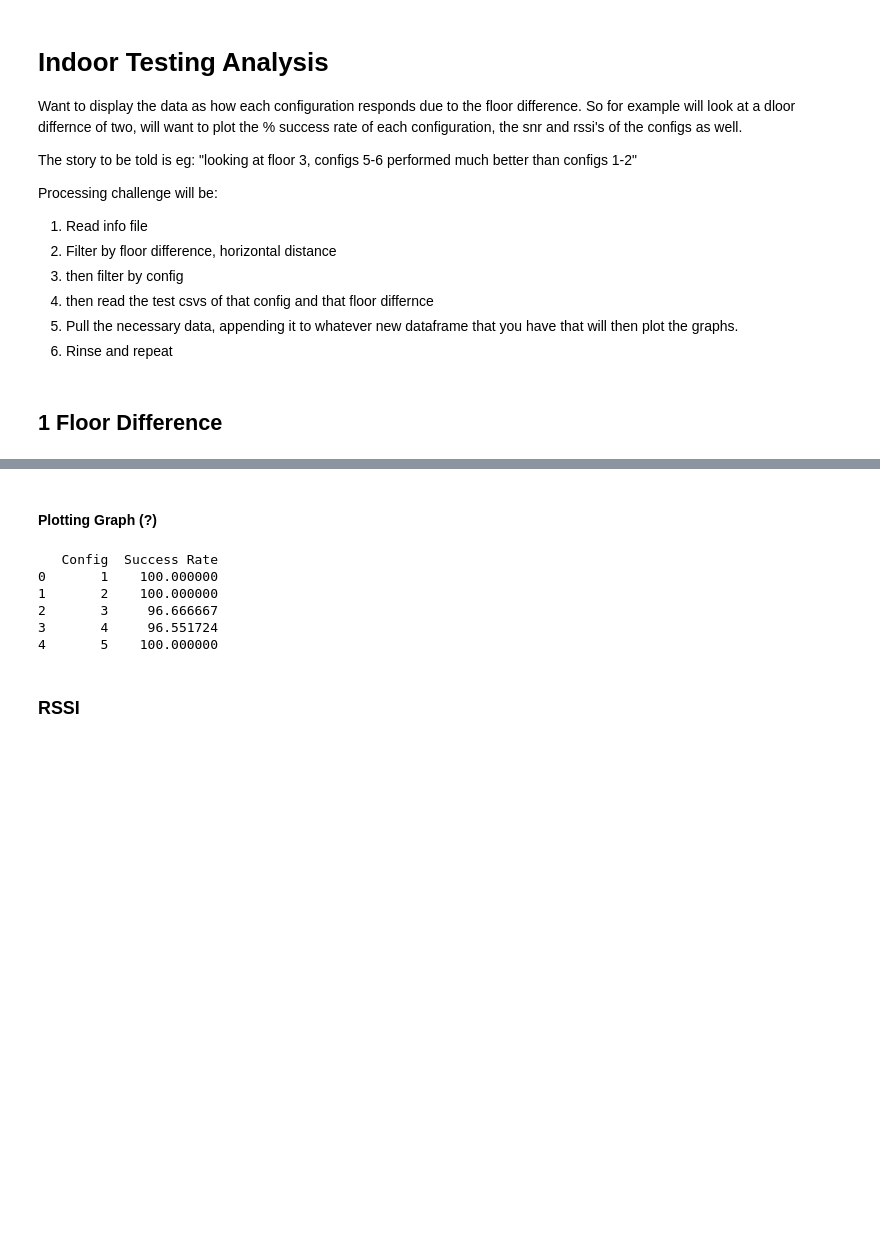
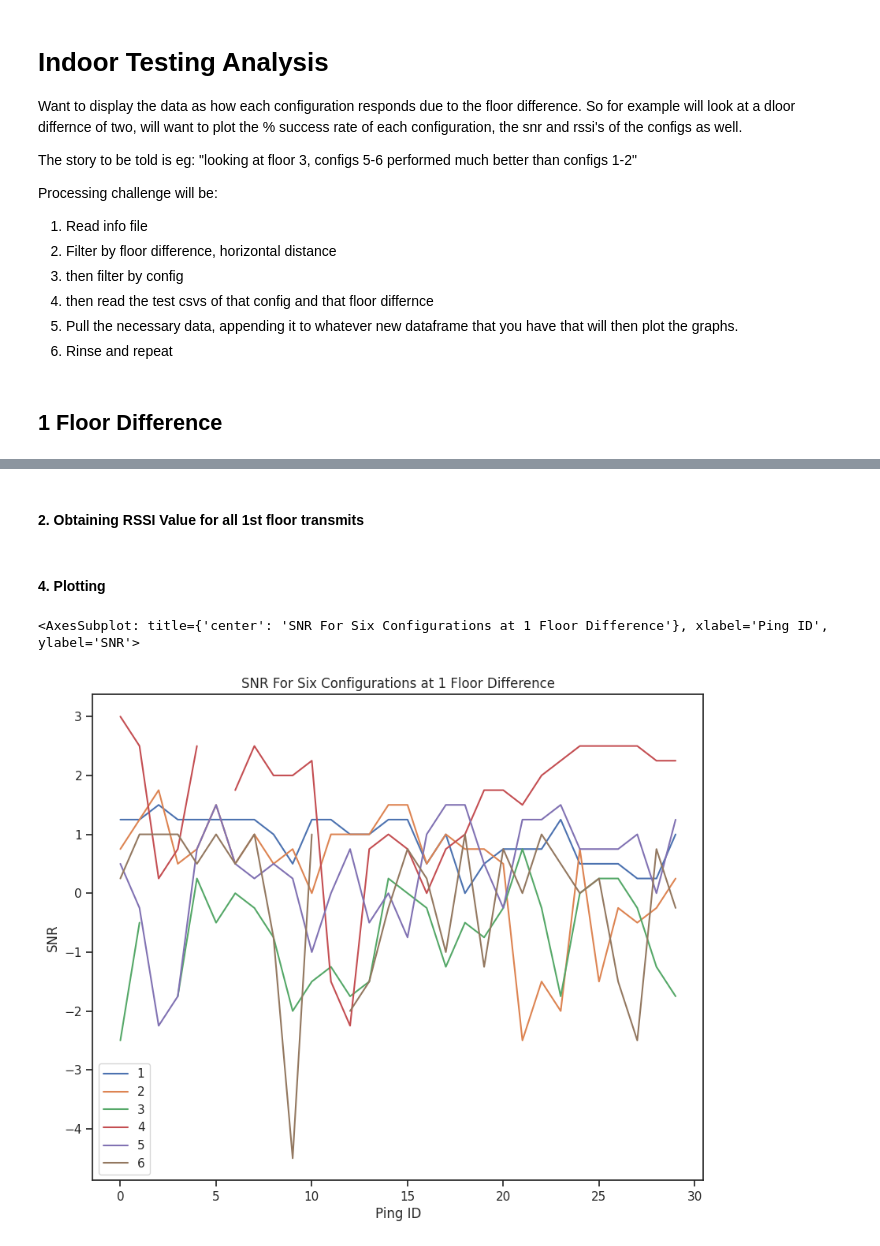
Before and after one commit to marrrk/LoRaDongle, a Jupyter notebook: testing/analyser.ipynb, the cells around one changed output, grey strips where cells are left out. Saved outputs shown, nothing was run; the diff lists cells and outputs as text; code cells hidden in the pictures; blank space fills up the shorter version.

```diff
--- a/testing/analyser.ipynb
+++ b/testing/analyser.ipynb
@@ -179,0 +251,15 @@ Processing challenge will be:
+# %%
+
+# Extract files info with 1 floor difference
+floor_1_diff = indoor_tests_info.loc[indoor_tests_info["Floor Difference"] == 1]
+#print(floor_1_diff.head())
+
+test_nums = floor_1_diff["Test Number"].tolist()
+configs=floor_1_diff["Configuration"].to_list()
+#print(configs)
+#print(test_nums)
+
+# {Test Number: Configuration}
+test_configs = floor_1_diff.set_index("Test Number").to_dict()["Configuration"]
+print(test_configs)
+#print(floor_1_diff["Configuration"])
@@ -226,13 +315,35 @@ success_rate_df = pd.DataFrame.from_dict(success_rate_dict)
+# %%
+# May not be necessary for adding to the list easily
+rssi_columns = ["Config", "RSSI", "Rssi Despread"]
+columns = ["Configuration 1", "Configuration 2", "configuration 3", "Configuration 4", "Configuration 5", "Configuration 6"]
+rssi_dict = {}
+rssi_d_dict = {}
+snr_dict = {}
+# %% [markdown]
+#### 2. Obtaining RSSI Value for all 1st floor transmits
+# %%
+for test_num, configuration in test_configs.items():       #Iterating through tests with current floor difference
+    test_name =     test_name = 'parkade_tests/Test_' + str(test_num) + ".csv"
+    test_df = pd.read_csv(test_name)
+
+    #print("Test Number " + str(test_num) + ", With configuration " + str(configuration))
+    rssis = test_df['RSSI'].to_list()
+    rssi_ds = test_df['RSSI Despread'].to_list()
+    snrs = test_df['SNR'].to_list()
+
+    rssi_dict["Configuration " + str(configuration)] = rssis
+    rssi_d_dict["Configuration " + str(configuration)] = rssi_ds
+    snr_dict[str(configuration)] = snrs
+
+
+rssi_df_1floor = pd.DataFrame.from_dict(rssi_dict)
+rssid_df_1floor = pd.DataFrame.from_dict(rssi_d_dict)
+snr_df_1floor = pd.DataFrame.from_dict(snr_dict)
 # %% [markdown]
-#### Plotting Graph (?)
+#### 4. Plotting
-# %%
-print(success_rate_df.head())
-# %% [output]
-   Config  Success Rate
-0       1    100.000000
-1       2    100.000000
-2       3     96.666667
-3       4     96.551724
-4       5    100.000000
-# %% [markdown]
-### RSSI
+# %%
+# Signal to noise ratios
+snr_df_1floor.plot(figsize=(10,8), title="SNR For Six Configurations at 1 Floor Difference", ylabel="SNR", xlabel="Ping ID")
+# %% [output]
+<AxesSubplot: title={'center': 'SNR For Six Configurations at 1 Floor Difference'}, xlabel='Ping ID', ylabel='SNR'>
+[figure, added]
```
Also changed, not shown: parts of 21 cells of this notebook, 1 other file.
